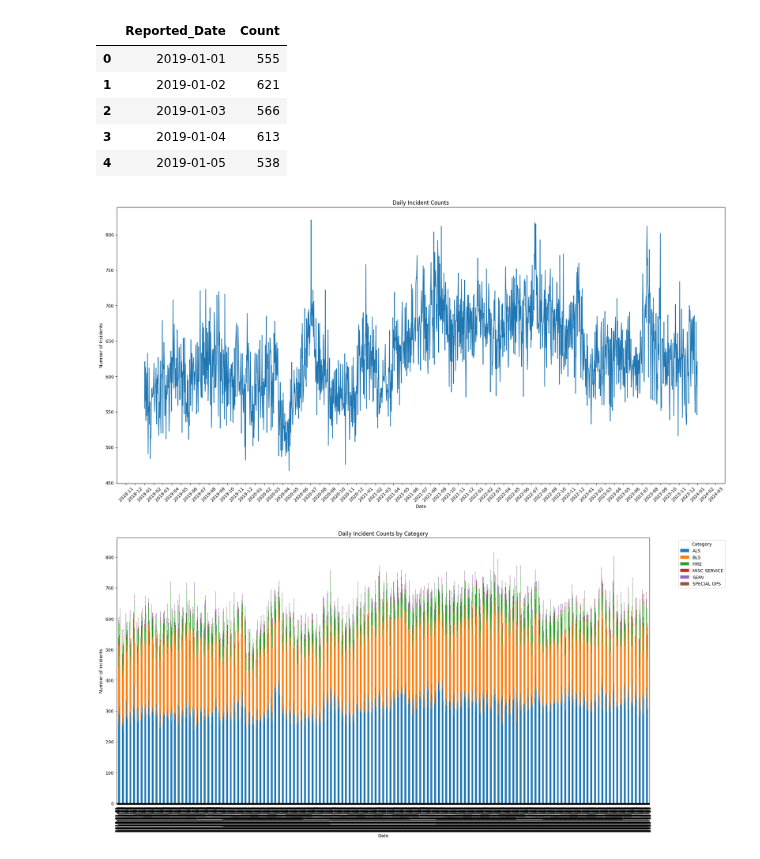
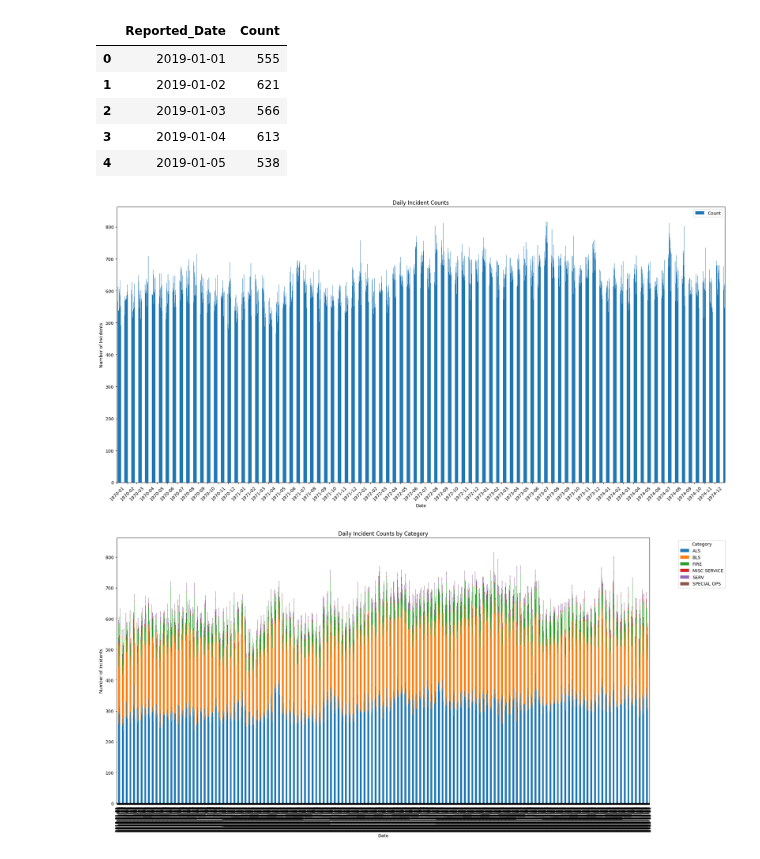
Before and after one commit to mattlundberg/Project-1, a Jupyter notebook: jason.ipynb, the cells around one changed output. Cells and saved outputs as stored; diff of their text form; code cells hidden in the pictures.

```diff
--- a/jason.ipynb
+++ b/jason.ipynb
@@ -66,25 +66,26 @@ display(emergency_df_grouped.head())
 # %%
 import matplotlib.pyplot as plt
 import matplotlib.dates as mdates
 fig, ax = plt.subplots(figsize=(20, 10))
 
 # Plot the incident counts
-ax.plot(emergency_df_grouped['Reported_Date'], emergency_df_grouped['Count'])
+#ax.plot(emergency_df_grouped['Reported_Date'], emergency_df_grouped['Count'])
+emergency_df_grouped.plot(kind='bar', x='Reported_Date', y='Count', ax=ax)
 
 # Customize the plot
 plt.title('Daily Incident Counts')
 plt.xlabel('Date')
 plt.ylabel('Number of Incidents')
 
 # Improve x-axis date formatting
 ax.xaxis.set_major_locator(mdates.MonthLocator())
 ax.xaxis.set_major_formatter(mdates.DateFormatter('%Y-%m'))
 plt.xticks(rotation=45)
 
 plt.tight_layout()
 plt.show()
 # %% [output]
-[figure, old version]
+[figure, new version]
 # %%
 category_counts = emergency_df.groupby(['Reported_Date', 'CATEGORY']).size().unstack(fill_value=0)
 
```
Also changed, not shown: parts of 3 cells of this notebook.
